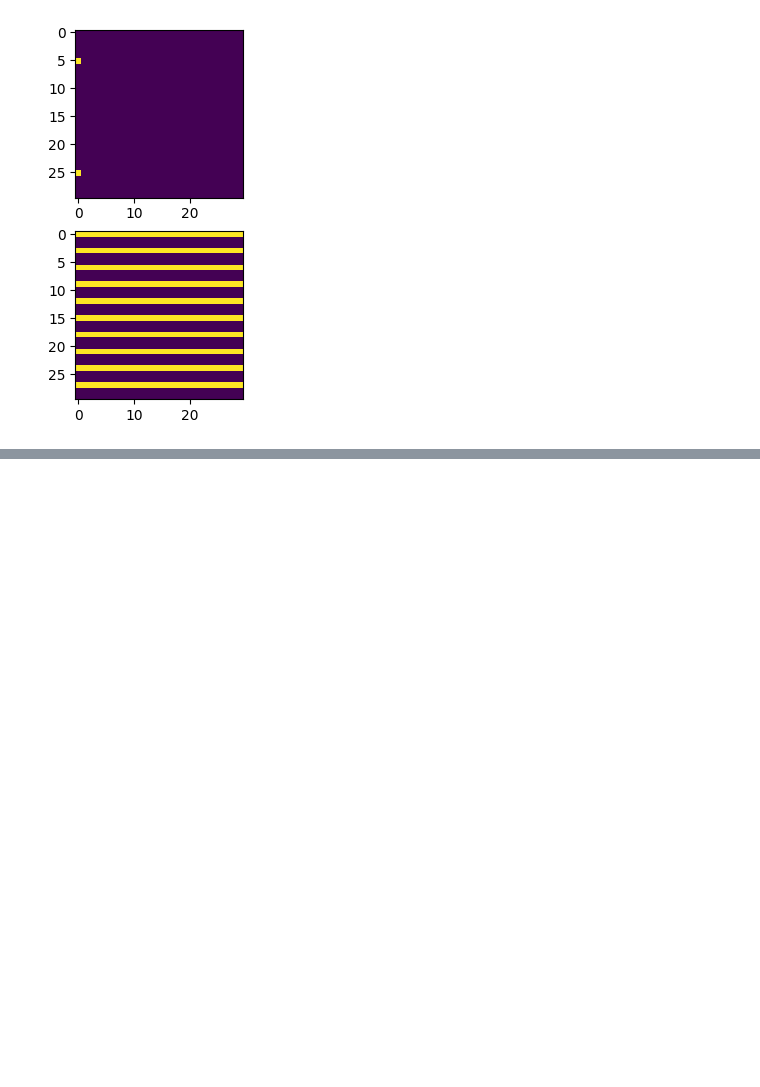
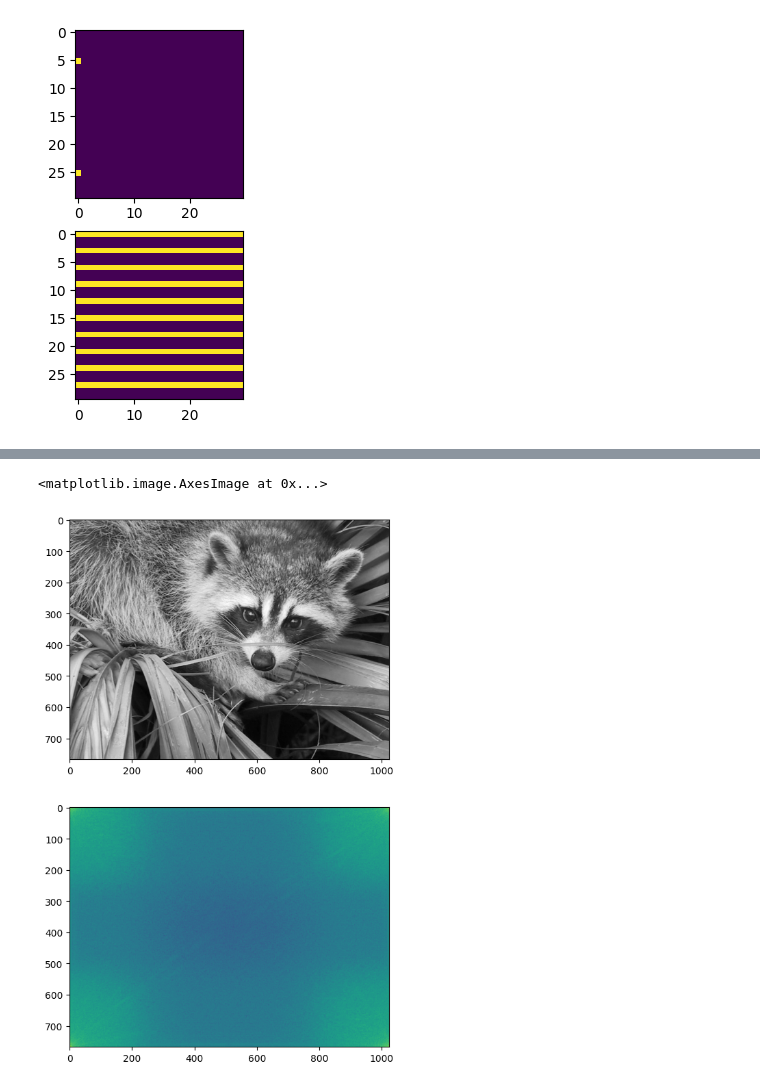
Before and after one commit to visanalexandru/SignalProcessing, a Jupyter notebook: Lab7/lab7.ipynb, the cells around one changed output, grey strips where cells are left out. Cells and saved outputs as stored; diff of their text form; code cells hidden in the pictures; blank space fills up the shorter version.

```diff
--- a/Lab7/lab7.ipynb
+++ b/Lab7/lab7.ipynb
@@ -182,0 +182,12 @@ axs[1].imshow(np.abs(np.fft.fft2(image)))
+# %%
+fig, axs = plt.subplots(2, figsize=(10,10))
+
+X = misc.face(gray=True)
+Y = np.fft.fft2(X)
+freq_db = 20*np.log10(abs(Y))
+
+axs[0].imshow(X, cmap=plt.cm.gray)
+axs[1].imshow(freq_db)
+# %% [output]
+<matplotlib.image.AxesImage at 0x...>
+[figure, added]
```
Also changed, not shown: parts of 4 cells of this notebook, 2 other files.
